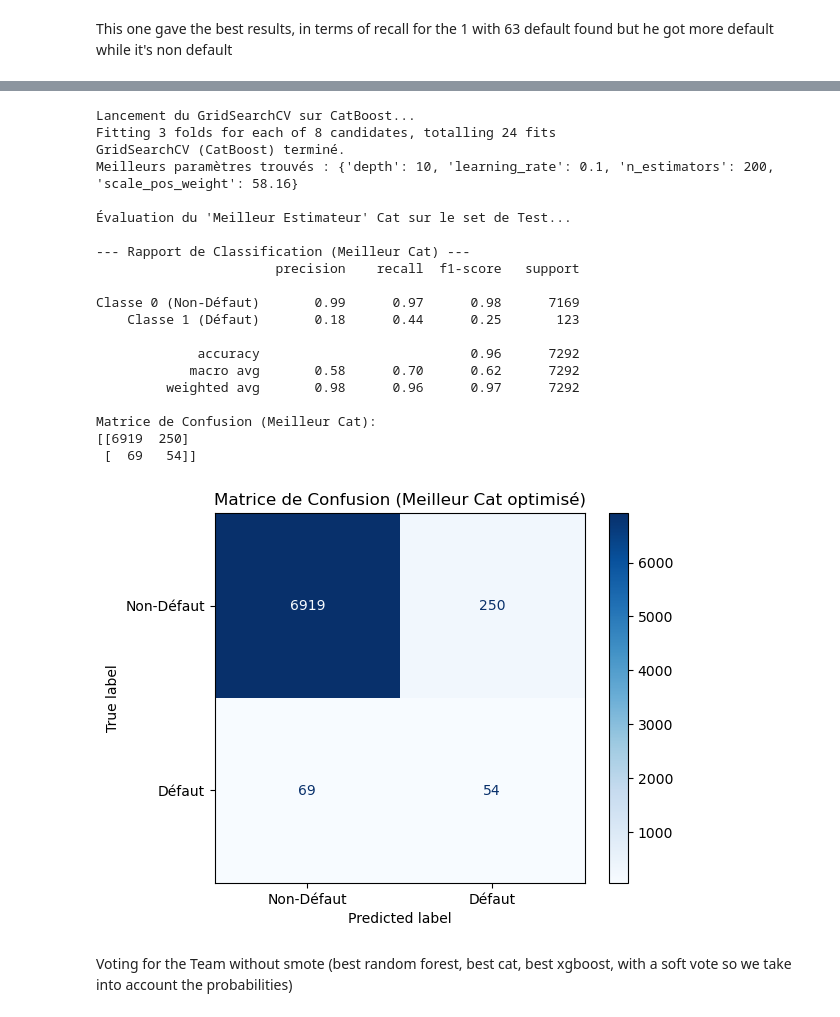
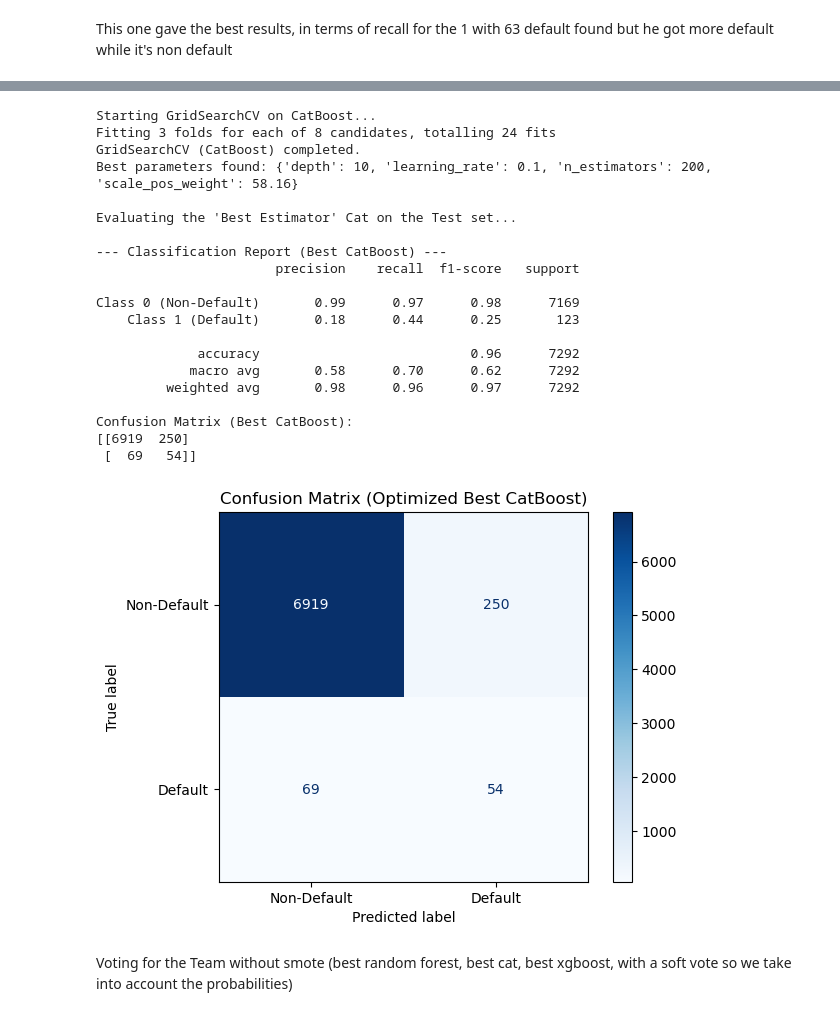
Before and after one commit to Adnbsn/ML_CardFraud, a Jupyter notebook: Project_ML_Adrien_BESSON_Emma_BEKKER.ipynb, the cells around one changed output, grey strips where cells are left out. Drawn from its saved outputs; the diff is of its cells as text; code cells hidden in the pictures.

```diff
--- a/Project_ML_Adrien_BESSON_Emma_BEKKER.ipynb
+++ b/Project_ML_Adrien_BESSON_Emma_BEKKER.ipynb
@@ -423,15 +423,19 @@ Encoding and removing redundants variables (like married and civil marriage beco
 df_encod=df.copy()
 
 df_encod['NAME_FAMILY_STATUS'] = df_encod['NAME_FAMILY_STATUS'].replace({'Civil marriage': 'Married'})
-print(f"Family status. New values : {df['NAME_FAMILY_STATUS'].unique()}")
+print(f"Family status. New values : {df_encod['NAME_FAMILY_STATUS'].unique()}")
 df_encod['NAME_EDUCATION_TYPE'] = df_encod['NAME_EDUCATION_TYPE'].replace({
     'Incomplete higher': 'Other_Education',
     'Lower secondary': 'Other_Education',
     'Academic degree': 'Other_Education'
 })
-print(f"Education. New values : {df_encod['NAME_EDUCATION_TYPE'].unique()}")
 df_encod['CNT_CHILDREN_CAT'] = df_encod['CNT_CHILDREN'].apply(lambda x: 4 if x >= 4 else x).astype(str)
 df_encod['CNT_FAM_MEMBERS_CAT'] = df_encod['CNT_FAM_MEMBERS'].apply(lambda x: 6 if x >= 6 else x).astype(str)
+
+df_encod['NAME_EDUCATION_TYPE'] = df_encod['NAME_EDUCATION_TYPE'].replace({
+    'Commercial associate': 'Working',
+    'State servant': 'Working'})
+
 
 df_encod = df_encod.drop(columns=['CNT_CHILDREN', 'CNT_FAM_MEMBERS'])
 
@@ -1086,71 +1024,71 @@ Matrice de Confusion (CAT sans SMOTE):
 # %%
-# Grille de recherche pour CatBoost (8 combinaisons)
+# Grid search for CatBoost (8 combinations)
 param_grid_cat = {
-    'n_estimators': [100, 200],         # Alias pour 'iterations'
-    'learning_rate': [0.05, 0.1],       # Taux d'apprentissage
-    'depth': [5, 10],                   # Profondeur des arbres (alias pour 'max_depth')
+    'n_estimators': [100, 200],         # Alias for 'iterations'
+    'learning_rate': [0.05, 0.1],       # Learning rate
+    'depth': [5, 10],                   # Tree depth (alias for 'max_depth')
 
-    # On fixe le paramètre le plus important (pas de recherche)
+    # Fix the most important parameter (no search)
     'scale_pos_weight': [58.16]
 }
 cat_base = CatBoostClassifier(random_state=42, scale_pos_weight=scale_pos_weight, verbose=0)
 
-# 4. Configurer le GridSearch pour le RAPPEL (Recall)
+# 4. Configure GridSearch for RECALL
 grid_search_cat = GridSearchCV(estimator=cat_base,
                                param_grid=param_grid_cat,
                                cv=3,
-                               scoring='f1', # Toujours optimiser pour le Rappel !
+                               scoring='f1', # optimize for recall without leaving aside the precision
                                n_jobs=-1,
                                verbose=2)
 
-# 5. Lancer l'entraînement
-print("Lancement du GridSearchCV sur CatBoost...")
+# 5. Start training
+print("Starting GridSearchCV on CatBoost...")
 grid_search_cat.fit(X_train_processed, y_train)
 
-print("GridSearchCV (CatBoost) terminé.")
-print(f"Meilleurs paramètres trouvés : {grid_search_cat.best_params_}")
+print("GridSearchCV (CatBoost) completed.")
+print(f"Best parameters found: {grid_search_cat.best_params_}")
 
-# --- 7. Évaluation du "Meilleur Modèle" ---
-print("\nÉvaluation du 'Meilleur Estimateur' Cat sur le set de Test...")
+# --- 7. Evaluation of the 'Best Model' ---
+print("\nEvaluating the 'Best Estimator' Cat on the Test set...")
 
 best_cat_model = grid_search_cat.best_estimator_
 
 y_pred_best_cat = best_cat_model.predict(X_test_processed)
 
-print("\n--- Rapport de Classification (Meilleur Cat) ---")
-print(classification_report(y_test, y_pred_best_cat, target_names=['Classe 0 (Non-Défaut)', 'Classe 1 (Défaut)']))
+print("\n--- Classification Report (Best CatBoost) ---")
+print(classification_report(y_test, y_pred_best_cat, target_names=['Class 0 (Non-Default)', 'Class 1 (Default)']))
 
 cm_best_cat = confusion_matrix(y_test, y_pred_best_cat)
-print("Matrice de Confusion (Meilleur Cat):")
+print("Confusion Matrix (Best CatBoost):")
 print(cm_best_cat)
 
-# Affichage graphique
-disp_best_cat = ConfusionMatrixDisplay(confusion_matrix=cm_best_cat, display_labels=['Non-Défaut', 'Défaut'])
+# Graphical display
+disp_best_cat = ConfusionMatrixDisplay(confusion_matrix=cm_best_cat, display_labels=['Non-Default', 'Default'])
 disp_best_cat.plot(cmap='Blues', values_format='d')
-plt.title("Matrice de Confusion (Meilleur Cat optimisé)")
+plt.title("Confusion Matrix (Optimized Best CatBoost)")
 plt.show()
 # %% [output]
-Lancement du GridSearchCV sur CatBoost...
+Starting GridSearchCV on CatBoost...
 Fitting 3 folds for each of 8 candidates, totalling 24 fits
-GridSearchCV (CatBoost) terminé.
-Meilleurs paramètres trouvés : {'depth': 10, 'learning_rate': 0.1, 'n_estimators': 200, 'scale_pos_weight': 58.16}
+GridSearchCV (CatBoost) completed.
+Best parameters found: {'depth': 10, 'learning_rate': 0.1, 'n_estimators': 200, 'scale_pos_weight': 58.16}
 
-Évaluation du 'Meilleur Estimateur' Cat sur le set de Test...
+Evaluating the 'Best Estimator' Cat on the Test set...
 
---- Rapport de Classification (Meilleur Cat) ---
+--- Classification Report (Best CatBoost) ---
                        precision    recall  f1-score   support
 
-Classe 0 (Non-Défaut)       0.99      0.97      0.98      7169
-    Classe 1 (Défaut)       0.18      0.44      0.25       123
+Class 0 (Non-Default)       0.99      0.97      0.98      7169
+    Class 1 (Default)       0.18      0.44      0.25       123
 
              accuracy                           0.96      7292
             macro avg       0.58      0.70      0.62      7292
          weighted avg       0.98      0.96      0.97      7292
 
-Matrice de Confusion (Meilleur Cat):
+Confusion Matrix (Best CatBoost):
 [[6919  250]
  [  69   54]]
-[figure, old version]
+[figure, new version]
 # %%
 from sklearn.ensemble import VotingClassifier
 from sklearn.metrics import ConfusionMatrixDisplay
```
Also changed, not shown: parts of 27 cells of this notebook.
